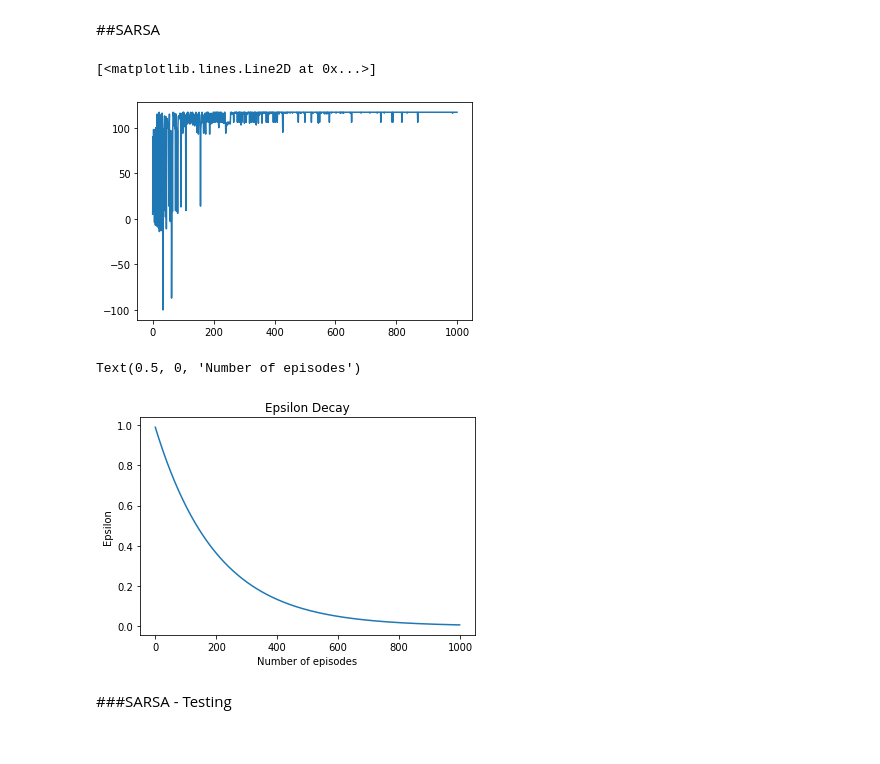
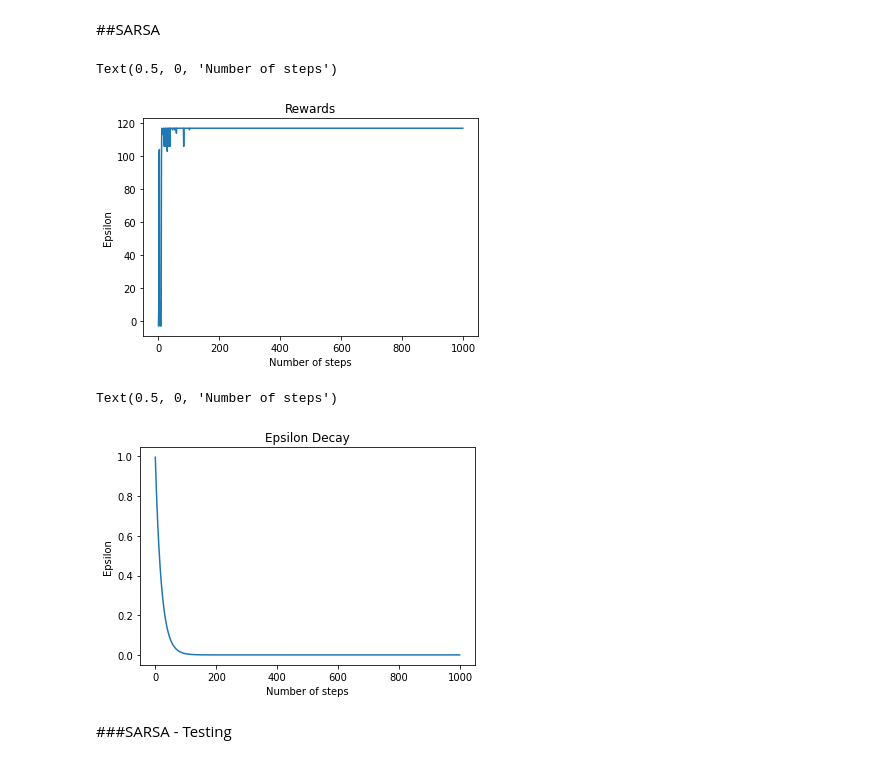
Before and after one commit to Shakespeare1998/Reinforcement-Learning, a Jupyter notebook: RL_Assignment_Deterministic.ipynb, the cells around one changed output. Cells and saved outputs as stored; diff of their text form; code cells hidden in the pictures.

```diff
--- a/RL_Assignment_Deterministic.ipynb
+++ b/RL_Assignment_Deterministic.ipynb
@@ -162,7 +164,7 @@ while con!= "TERMINAL" and counter<10:
 ##Q-Learning Agent
 # %%
 class qlearning():
-    def __init__(self, environment, alpha=0.2, gamma=0.98):
+    def __init__(self, environment, alpha=0.1, gamma=0.97):
         self.environment = environment
         self.q_table = dict() # Q Table is a dictionary of dictionaries
         for x in range(environment.height): #Adding action space to each cell of the grid
@@ -189,7 +191,7 @@ class qlearning():
 
         self.q_table[old_state][action] = (1 - self.alpha) * current_q_value + self.alpha * (reward + self.gamma * max_q_value_in_new_state)
 # %%
-def play(environment, agent, trials=500, max_steps_per_episode=1000, epsilon = 0.95, decay = 0.995):
+def play(environment, agent, trials=500, max_steps_per_episode=1000, epsilon = 0.996, decay = 0.95):
     reward_per_episode = []
     eps_list = []
     eps = epsilon
@@ -275,7 +280,7 @@ Number of steps:  6
 ##SARSA
 # %%
 class sarsa():
-    def __init__(self, environment, alpha=0.2, gamma=0.95):
+    def __init__(self, environment, alpha=0.2, gamma=0.98):
         self.environment = environment
         self.q_table = dict()
         for x in range(environment.height):
@@ -301,7 +306,7 @@ class sarsa():
 
         self.q_table[old_state][action] = (1 - self.alpha) * current_q_value + self.alpha * (reward + self.gamma * self.q_table[new_state][next_action])
 # %%
-def sar_play(environment, agent, trials=500, max_steps_per_episode=20, epsilon = 0.99, decay = 0.995):
+def sar_play(environment, agent, trials=500, max_steps_per_episode=20, epsilon = 0.996, decay = 0.95):
     reward_per_episode = []
     eps_list = []
     eps = epsilon
@@ -335,23 +340,26 @@ def sar_play(environment, agent, trials=500, max_steps_per_episode=20, epsilon =
 # %%
 environment_sarsa = a1()
 agent_sarsa = sarsa(environment_sarsa)
 
 # Note the learn=True argument!
 reward_per_episode, epsilon_decay = sar_play(environment_sarsa, agent_sarsa, trials=1000)
 
 # Simple learning curve
 plt.plot(reward_per_episode)
+plt.title("Rewards")
+plt.ylabel("Epsilon")
+plt.xlabel("Number of steps")
 # %% [output]
-[<matplotlib.lines.Line2D at 0x...>]
+Text(0.5, 0, 'Number of steps')
-[figure, old version]
+[figure, new version]
 # %%
 plt.plot(epsilon_decay)
 plt.title("Epsilon Decay")
 plt.ylabel("Epsilon")
-plt.xlabel("Number of episodes")
+plt.xlabel("Number of steps")
 # %% [output]
-Text(0.5, 0, 'Number of episodes')
+Text(0.5, 0, 'Number of steps')
-[figure, old version]
+[figure, new version]
 # %%
 import pickle
 with open('q_values(SARSA).pickle', 'wb') as export:
```
Also changed, not shown: parts of 3 cells of this notebook.
